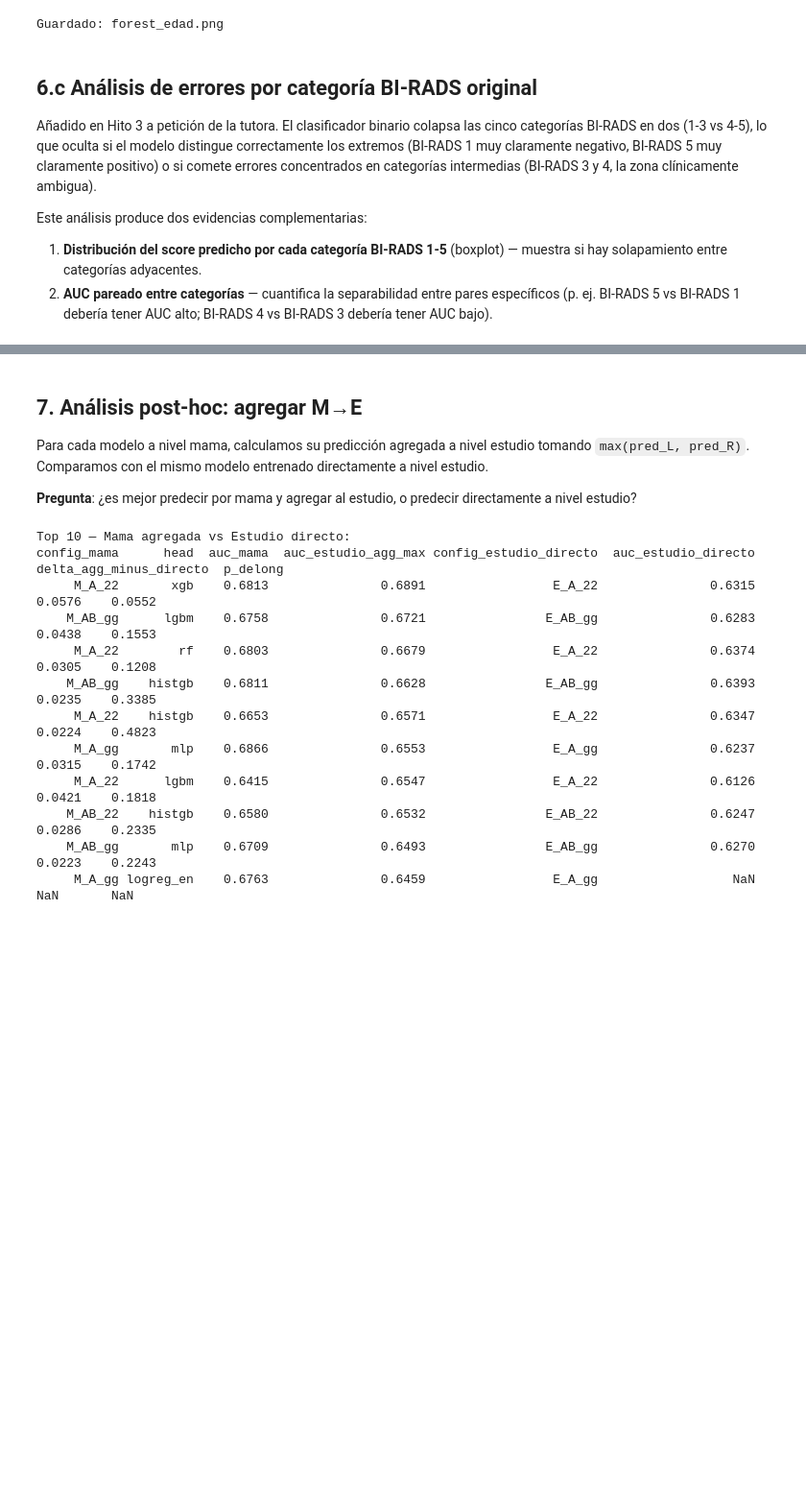
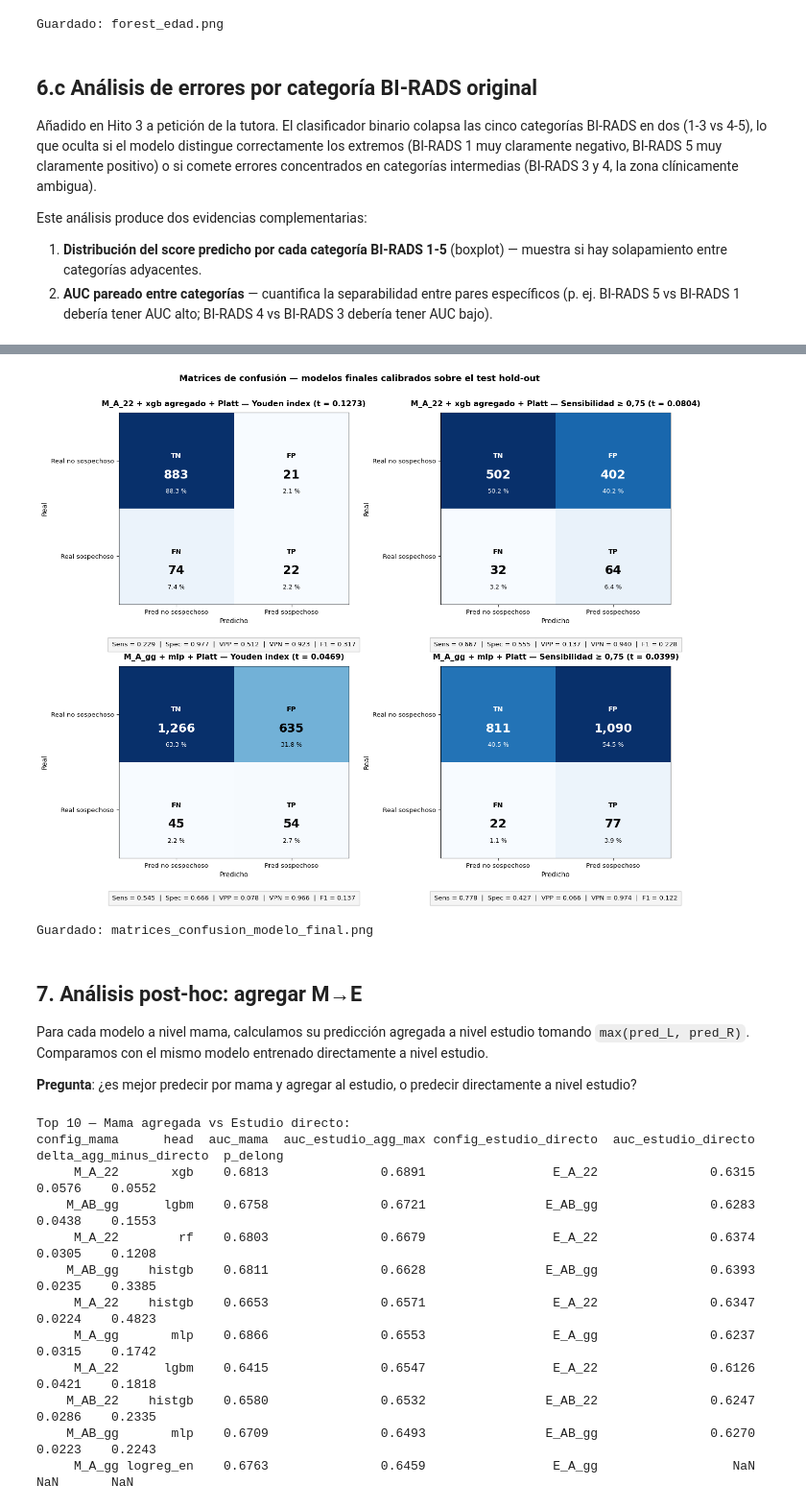
Before and after one commit to vicrdgz/Clasificacion-BIRADS-mamografia-cribado-asymmirai, a Jupyter notebook: notebooks/10_evaluacion_v2.ipynb, the cells around one changed output, grey strips where cells are left out. Shown at 96% size. Drawn from its saved outputs; the diff is of its cells as text; code cells hidden in the pictures; blank space fills up the shorter version.

```diff
--- a/notebooks/10_evaluacion_v2.ipynb
+++ b/notebooks/10_evaluacion_v2.ipynb
@@ -779,3 +1213,63 @@ Ese patrón valida clínicamente al modelo: comete errores donde también los co
+# %%
+# Ilustración 20 nueva — 4 matrices de confusión (2 modelos × 2 umbrales) ──
+fig, axes = plt.subplots(2, 2, figsize=(13.5, 11))
+
+# Orden fijo: columna izq = Youden, columna der = sens≥0.75
+orden = [
+    ('triaje_youden',  axes[0][0]),
+    ('triaje_sens85',  axes[0][1]),
+    ('loc_youden',     axes[1][0]),
+    ('loc_sens85',     axes[1][1]),
+]
+
+for key, ax in orden:
+    r = resultados[key]
+    cm = r['cm']
+    modelo_corto = 'M_A_22 + xgb agregado + Platt' if 'triaje' in key else 'M_A_gg + mlp + Platt'
+    n_total = cm.sum()
+
+    im = ax.imshow(cm, cmap='Blues', aspect='auto', interpolation='nearest')
+
+    # Anotaciones dentro de cada celda
+    labels_matriz = [['TN', 'FP'], ['FN', 'TP']]
+    for i in range(2):
+        for j in range(2):
+            v = cm[i, j]
+            pct = 100 * v / n_total if n_total > 0 else 0
+            color = 'white' if v > cm.max() * 0.55 else 'black'
+            ax.text(j, i - 0.05, labels_matriz[i][j], ha='center', va='center',
+                    fontsize=10, color=color, fontweight='bold')
+            ax.text(j, i + 0.15, f'{v:,}', ha='center', va='center',
+                    fontsize=18, color=color, fontweight='bold')
+            ax.text(j, i + 0.32, f'{pct:.1f} %', ha='center', va='center',
+                    fontsize=9, color=color)
+
+    ax.set_xticks([0, 1]); ax.set_yticks([0, 1])
+    ax.set_xticklabels(['Pred no sospechoso', 'Pred sospechoso'], fontsize=9.5)
+    ax.set_yticklabels(['Real no sospechoso', 'Real sospechoso'], fontsize=9.5)
+    ax.set_ylabel('Real', fontsize=10)
+    ax.set_xlabel('Predicho', fontsize=10)
+
+    # Título con modelo y umbral
+    ax.set_title(f'{modelo_corto} — {r["umbral_tipo"]} (t = {r["umbral"]:.4f})',
+                 fontsize=11.5, fontweight='bold', pad=10)
+
+    # Subtítulo con métricas
+    metricas_txt = (f'Sens = {r["sens"]:.3f}  |  Spec = {r["spec"]:.3f}  |  '
+                    f'VPP = {r["ppv"]:.3f}  |  VPN = {r["npv"]:.3f}  |  F1 = {r["f1"]:.3f}')
+    ax.text(0.5, -0.22, metricas_txt, transform=ax.transAxes, ha='center', fontsize=9.5,
+            bbox=dict(facecolor='#f5f5f5', edgecolor='#cccccc', pad=6))
+
+fig.suptitle('Matrices de confusión — modelos finales calibrados sobre el test hold-out',
+             fontsize=13, fontweight='bold', y=1.005)
+plt.tight_layout()
+plt.savefig(os.path.join(PRED_DIR_V2, 'matrices_confusion_modelo_final.png'),
+            dpi=200, bbox_inches='tight', facecolor='white')
+plt.show()
+print(f'Guardado: matrices_confusion_modelo_final.png')
+# %% [output]
+[figure, added]
+Guardado: matrices_confusion_modelo_final.png
 # %% [markdown]
 ## 7. Análisis post-hoc: agregar M→E
 
```
Also changed, not shown: parts of 12 cells of this notebook, 15 other files.
